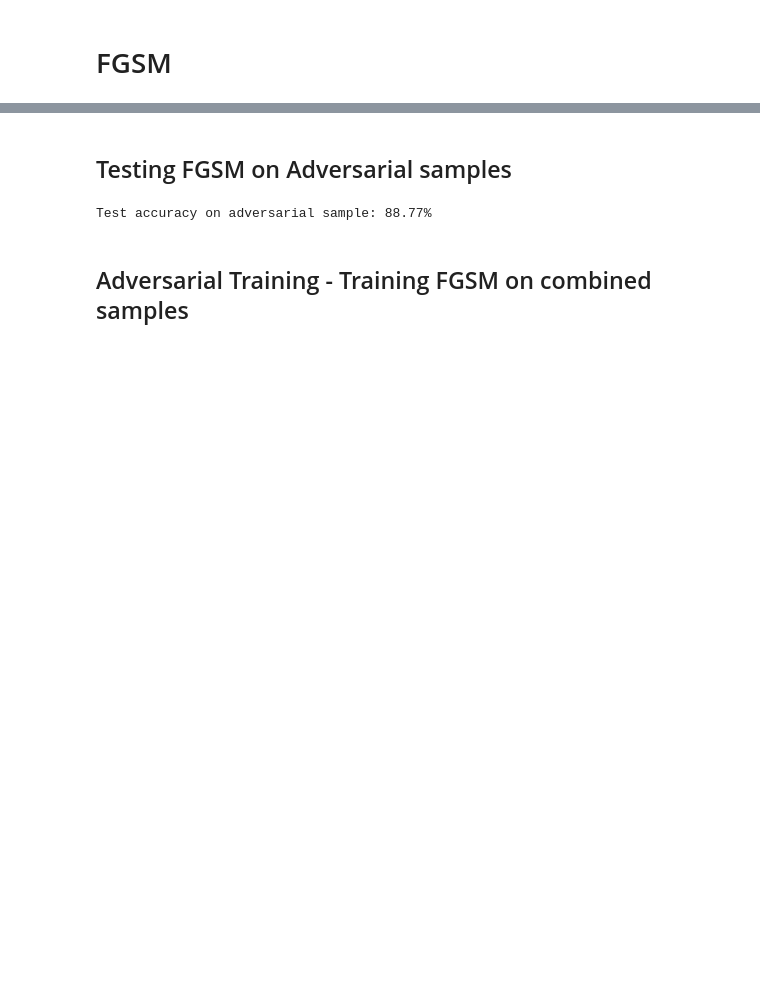
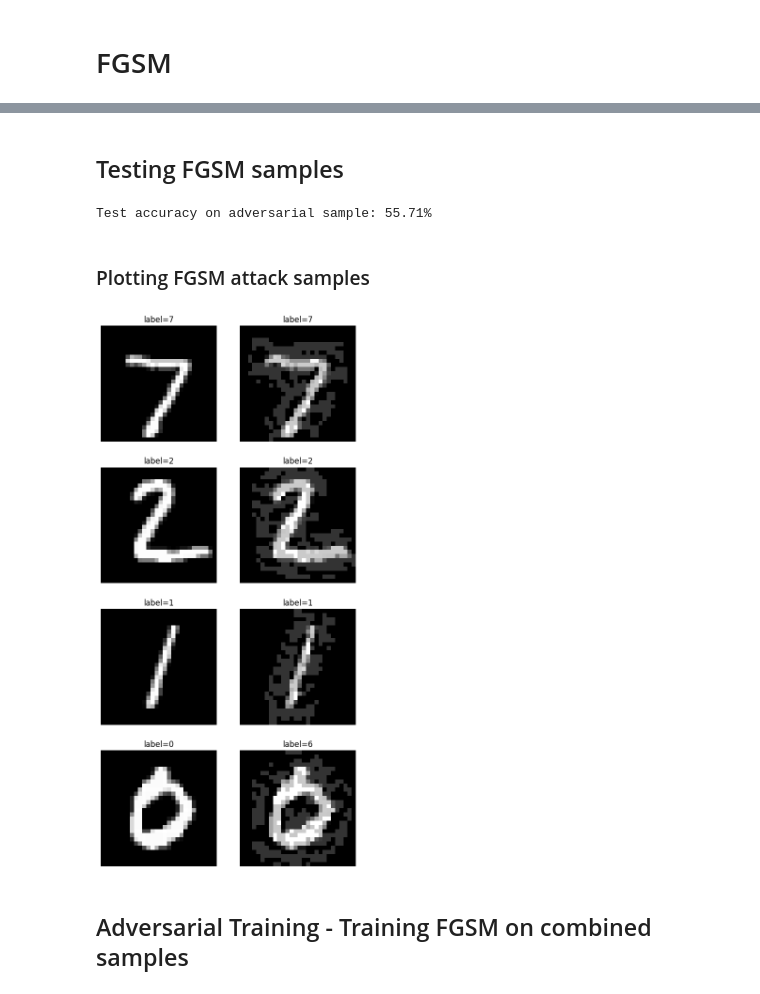
Before and after one commit to mathewvarghesemanu/adversarial-attack-on-computer-vision-machine-learning-models, a Jupyter notebook: Adversarial robustness toolbox.ipynb, the cells around one changed output, grey strips where cells are left out. Saved outputs shown, nothing was run; the diff lists cells and outputs as text; code cells hidden in the pictures; blank space fills up the shorter version.

Commit message:
FGSM, PGD, Deepfool attacks added
Final commit

```diff
--- a/Adversarial robustness toolbox.ipynb
+++ b/Adversarial robustness toolbox.ipynb
@@ -71,8 +129,8 @@ Test accuracy: 99.09%
 # %% [markdown]
-## Testing FGSM on Adversarial samples
+## Testing FGSM samples
 # %%
 # Craft adversarial samples with FGSM
-epsilon = 0.1  # Maximum perturbation
+epsilon = 0.2  # Maximum perturbation
 adv_crafter_fgsm = FastGradientMethod(classifier, eps=epsilon)
 x_test_adv_fgsm = adv_crafter_fgsm.generate(x=x_test)
 
@@ -81,7 +139,36 @@ preds = np.argmax(classifier.predict(x_test_adv_fgsm), axis=1)
 acc = np.sum(preds == np.argmax(y_test, axis=1)) / y_test.shape[0]
 print("\nTest accuracy on adversarial sample: %.2f%%" % (acc * 100))
 # %% [output]
-Test accuracy on adversarial sample: 88.77%
+Test accuracy on adversarial sample: 55.71%
+# %% [markdown]
+### Plotting FGSM attack samples
+# %%
+
+
+import matplotlib.pyplot as plt
+import numpy as np
+
+
+fig, axes = plt.subplots(nrows=4, ncols=2, figsize=(7,15))
+
+for i in range (0,4):
+    img_here=x_test[i]
+    img_here_label=y_test[i]
+    fgsm_gen = FastGradientMethod(classifier, eps=.2)
+    cf_image=fgsm_gen.generate(img_here.reshape(1,28,28,1))
+    label_here=np.argmax(classifier.predict(cf_image.reshape(1,28,28,1)))
+    axes[i,0].imshow(img_here.reshape(28,28,1),cmap='gray')
+    axes[i,0].set_title(f'label={np.argmax(img_here_label)}')
+    axes[i,1].imshow(cf_image.reshape(28,28,1),cmap='gray')
+    axes[i,1].set_title(f'label={label_here}')
+
+for ax in axes.flatten():
+    ax.axis('off')
+
+# Show the plot
+plt.show()
+# %% [output]
+[figure, added]
 # %% [markdown]
 ## Adversarial Training - Training FGSM on combined samples
 # %%
```
Also changed, not shown: parts of 33 cells of this notebook, 1 other file.
